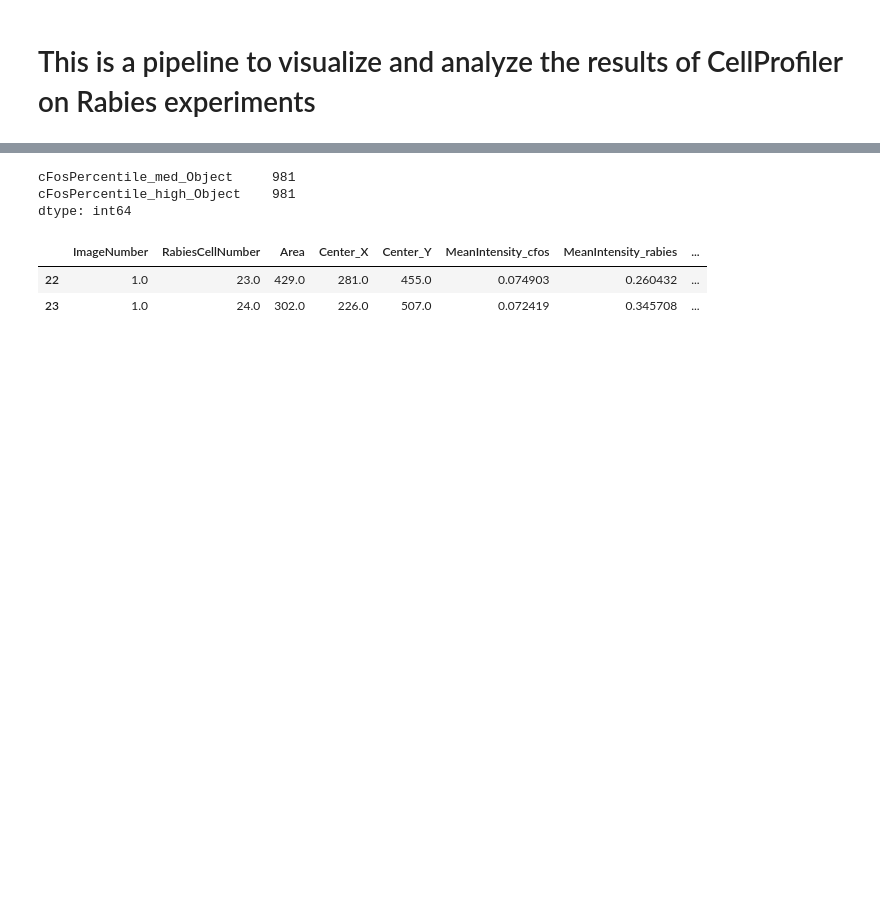
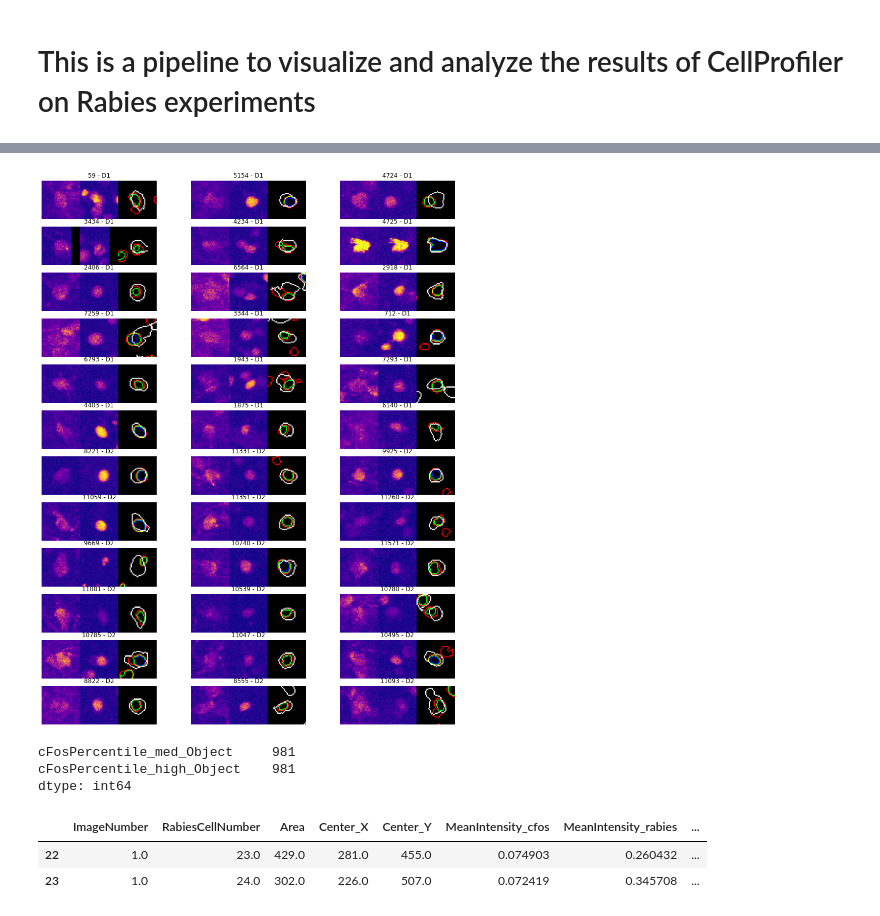
Before and after one commit to HernandoMV/CellProfiler_AnalysisPipelines, a Jupyter notebook: RabiesQuantification_CellProfiler_Analysis.ipynb, the cells around one changed output, grey strips where cells are left out. Drawn from its saved outputs; the diff is of its cells as text; code cells hidden in the pictures; blank space fills up the shorter version.

```diff
--- a/RabiesQuantification_CellProfiler_Analysis.ipynb
+++ b/RabiesQuantification_CellProfiler_Analysis.ipynb
@@ -121,25 +123,27 @@ plt.show()
 # %%
 # explore the dataset, plotting a random subset of cells
 NumOfSamples = 36
 # get the indexes of d1 and d2 cohorts
-d1shuffledIdx = RabiesDataSF[np.logical_and(RabiesDataSF[percCol]!=0, RabiesDataSF['StarterCells']=='D1')].index.values
-d2shuffledIdx = RabiesDataSF[np.logical_and(RabiesDataSF[percCol]!=0, RabiesDataSF['StarterCells']=='D2')].index.values
+d1shuffledIdx = RabiesDataSF[np.logical_and(RabiesDataSF[CFOS_PERCENTILE]!=0, RabiesDataSF['StarterCells']=='D1')].index.values
+d2shuffledIdx = RabiesDataSF[np.logical_and(RabiesDataSF[CFOS_PERCENTILE]!=0, RabiesDataSF['StarterCells']=='D2')].index.values
 # shuffle them
 np.random.shuffle(d1shuffledIdx)
 np.random.shuffle(d2shuffledIdx)
 # join
 IdxToPlot = list(d1shuffledIdx[0:int(NumOfSamples/2)]) + list(d2shuffledIdx[0:int(NumOfSamples/2)])
 # plot
 fig = plt.subplots(sharey=False, figsize=(15,np.ceil(5*NumOfSamples/3)))
 for counter,i in enumerate(IdxToPlot):
     CellImage = plot_utils.plotRabiesCell(RabiesData.iloc[i], Data_path, window=20, lut='plasma')
     plt.subplot(NumOfSamples, 3, counter+1)
     plt.grid(False)
     plt.axis('off')
     plt.title(str(i) + " - " + RabiesData.iloc[i]['StarterCells'])
     plt.imshow(CellImage)
 
 plt.savefig(outputDir + 'Cell_survey.pdf', transparent=True, bbox_extra_artists=(lgd,), bbox_inches='tight')
+# %% [output]
+[figure, added]
 # %%
 RabiesData[['cFosPercentile_med_Object', 'cFosPercentile_high_Object']].apply(len)
 # %% [output]
```
Also changed, not shown: parts of 3 cells of this notebook.
